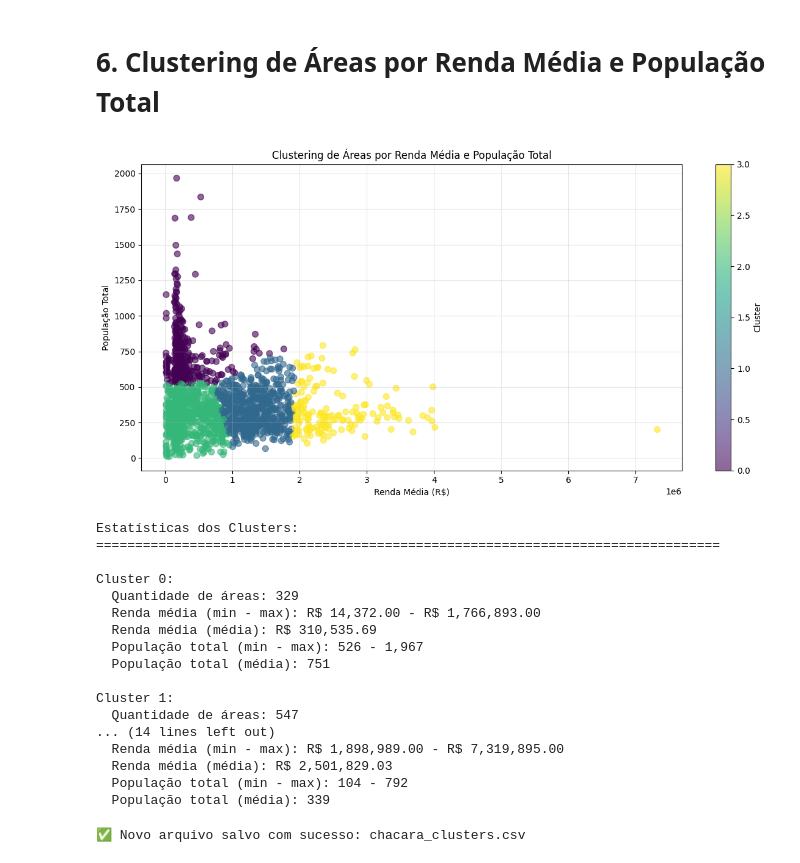
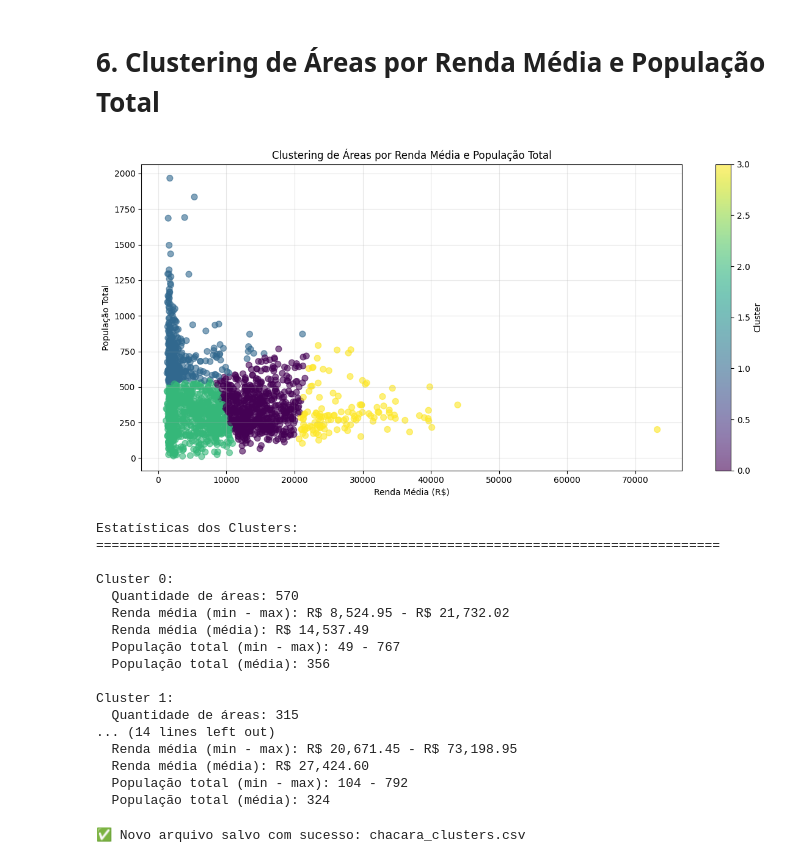
Before and after one commit to brenoazvd/ibge_socioeconomico_elvira-brandao, a Jupyter notebook: analises/analise_1.0/chacara_analise_financeira.ipynb, the cells around one changed output. Saved outputs shown, nothing was run; the diff lists cells and outputs as text; code cells hidden in the pictures.

```diff
--- a/analises/analise_1.0/chacara_analise_financeira.ipynb
+++ b/analises/analise_1.0/chacara_analise_financeira.ipynb
@@ -671,14 +703,7 @@ Observa-se que os bairros <b>Jardim São Luís</b> (109 mil habitantes), <b>Vila
 df = pd.read_csv('../../data/filling_Ceps/Elvira - Chacara - INEP 35107700 Dados ADS_coords_corrigidas_com_enderecos.csv')
 
 # Converter renda_media: substituir vírgula por ponto
-df['renda_media'] = (
-    df['renda_media']
-    .astype(str)
-    .str.replace(r'[^0-9,\.]', '', regex=True)
-    .str.replace('.', '', regex=False)
-    .str.replace(',', '.', regex=False)
-)
-df['renda_media'] = pd.to_numeric(df['renda_media'], errors='coerce')
+df['renda_media'] = df['renda_media'].apply(parse_renda_seguro)
 
 # Calcular renda em salários mínimos
 salario_minimo = 1380.0
@@ -754,14 +779,7 @@ evidenciando um mosaico urbano diverso e socialmente desigual.
 # 6. Clustering de Áreas por Renda Média e População Total
 # %%
 # Converter renda_media: substituir vírgula por ponto
-df['renda_media'] = (
-    df['renda_media']
-    .astype(str)
-    .str.replace(r'[^0-9,\.]', '', regex=True)
-    .str.replace('.', '', regex=False)
-    .str.replace(',', '.', regex=False)
-)
-df['renda_media'] = pd.to_numeric(df['renda_media'], errors='coerce')
+df['renda_media'] = df['renda_media'].apply(parse_renda_seguro)
 
 # Converter população_total para numérico
 df['populacao_total'] = pd.to_numeric(df['populacao_total'], errors='coerce')
@@ -778,51 +796,51 @@ kmeans = KMeans(n_clusters=4, random_state=42, n_init=10)
 clusters = kmeans.fit_predict(data_scaled)
 
 # Adicionar as labels ao DataFrame
 df_filtered = df[['renda_media', 'populacao_total']].dropna().copy()
 df_filtered['cluster'] = clusters
 
 # Plotando os clusters
 plt.figure(figsize=(12, 6))
 scatter = plt.scatter(df_filtered['renda_media'], df_filtered['populacao_total'],
                      c=df_filtered['cluster'], cmap='viridis', s=50, alpha=0.6)
 plt.colorbar(scatter, label='Cluster')
 plt.title('Clustering de Áreas por Renda Média e População Total')
 plt.xlabel('Renda Média (R$)')
 plt.ylabel('População Total')
 plt.grid(True, alpha=0.3)
 plt.tight_layout()
 plt.show()
 
 # Estatísticas dos clusters
 print("\nEstatísticas dos Clusters:")
 print("=" * 80)
 for cluster_id in range(4):
     cluster_data = df_filtered[df_filtered['cluster'] == cluster_id]
     print(f"\nCluster {cluster_id}:")
     print(f"  Quantidade de áreas: {len(cluster_data)}")
     print(f"  Renda média (min - max): R$ {cluster_data['renda_media'].min():,.2f} - R$ {cluster_data['renda_media'].max():,.2f}")
     print(f"  Renda média (média): R$ {cluster_data['renda_media'].mean():,.2f}")
     print(f"  População total (min - max): {cluster_data['populacao_total'].min():,.0f} - {cluster_data['populacao_total'].max():,.0f}")
     print(f"  População total (média): {cluster_data['populacao_total'].mean():,.0f}")
 # %% [output]
-[figure, old version]
+[figure, new version]
 Estatísticas dos Clusters:
 ================================================================================
 
 Cluster 0:
-  Quantidade de áreas: 329
-  Renda média (min - max): R$ 14,372.00 - R$ 1,766,893.00
-  Renda média (média): R$ 310,535.69
-  População total (min - max): 526 - 1,967
-  População total (média): 751
+  Quantidade de áreas: 570
+  Renda média (min - max): R$ 8,524.95 - R$ 21,732.02
+  Renda média (média): R$ 14,537.49
+  População total (min - max): 49 - 767
+  População total (média): 356
 
 Cluster 1:
-  Quantidade de áreas: 547
+  Quantidade de áreas: 315
 ... (14 lines left out)
-  Renda média (min - max): R$ 1,898,989.00 - R$ 7,319,895.00
-  Renda média (média): R$ 2,501,829.03
+  Renda média (min - max): R$ 20,671.45 - R$ 73,198.95
+  Renda média (média): R$ 27,424.60
   População total (min - max): 104 - 792
-  População total (média): 339
+  População total (média): 324
 # %%
 # Cria uma cópia das linhas válidas e adicionar o cluster
 cluster_s = pd.Series(clusters, index=data.index, name='cluster')
```
Also changed, not shown: parts of 7 cells of this notebook, 40 other files.
